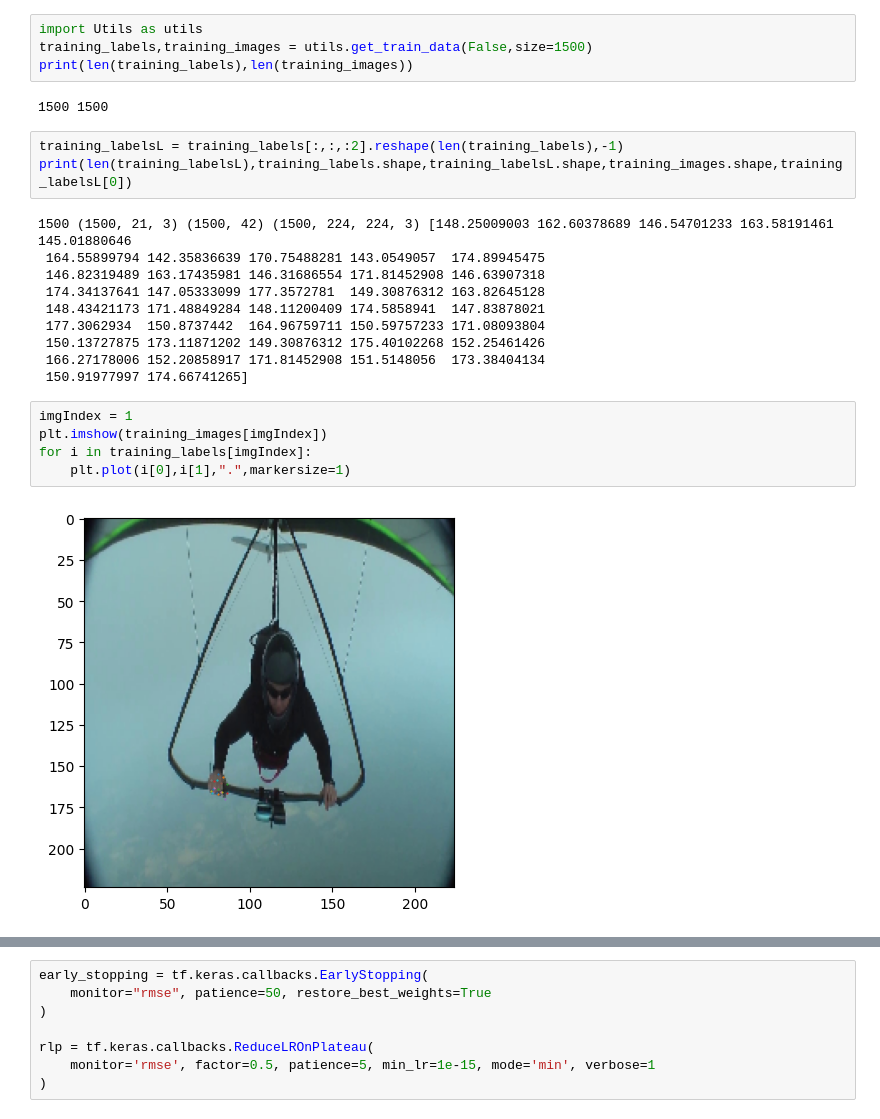
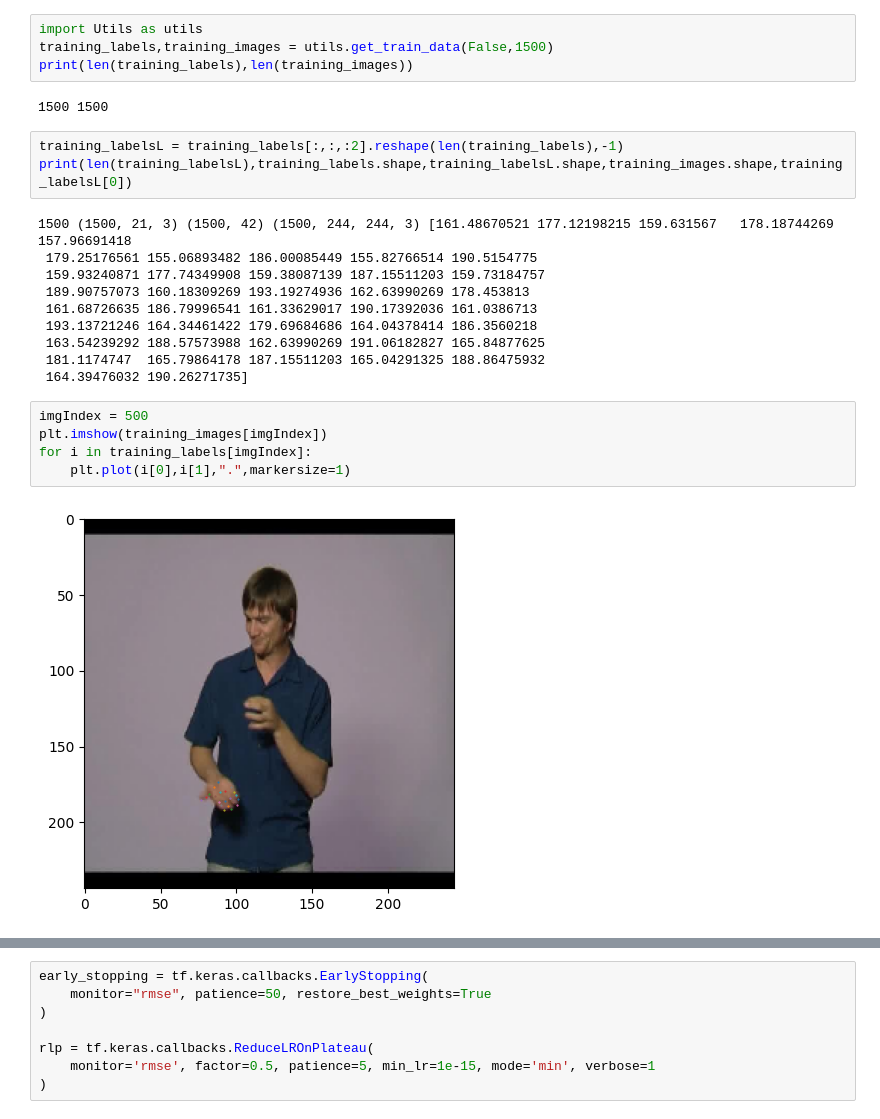
Before and after one commit to thewitcher7667/Hand-as-Mouse, a Jupyter notebook: app python/Train.ipynb, the cells around one changed output, grey strips where cells are left out. Cells and saved outputs as stored; diff of their text form.

```diff
--- a/app python/Train.ipynb
+++ b/app python/Train.ipynb
@@ -9,7 +9,7 @@ tf.random.set_seed(0)
 %matplotlib inline
 # %%
 import Utils as utils
-training_labels,training_images = utils.get_train_data(False,size=1500)
+training_labels,training_images = utils.get_train_data(False,1500)
 print(len(training_labels),len(training_images))
 # %% [output]
 1500 1500
@@ -17,19 +17,19 @@ print(len(training_labels),len(training_images))
 training_labelsL = training_labels[:,:,:2].reshape(len(training_labels),-1)
 print(len(training_labelsL),training_labels.shape,training_labelsL.shape,training_images.shape,training_labelsL[0])
 # %% [output]
-1500 (1500, 21, 3) (1500, 42) (1500, 224, 224, 3) [148.25009003 162.60378689 146.54701233 163.58191461 145.01880646
- 164.55899794 142.35836639 170.75488281 143.0549057  174.89945475
- 146.82319489 163.17435981 146.31686554 171.81452908 146.63907318
- 174.34137641 147.05333099 177.3572781  149.30876312 163.82645128
- 148.43421173 171.48849284 148.11200409 174.5858941  147.83878021
- 177.3062934  150.8737442  164.96759711 150.59757233 171.08093804
- 150.13727875 173.11871202 149.30876312 175.40102268 152.25461426
- 166.27178006 152.20858917 171.81452908 151.5148056  173.38404134
- 150.91977997 174.66741265]
+1500 (1500, 21, 3) (1500, 42) (1500, 244, 244, 3) [161.48670521 177.12198215 159.631567   178.18744269 157.96691418
+ 179.25176561 155.06893482 186.00085449 155.82766514 190.5154775
+ 159.93240871 177.74349908 159.38087139 187.15511203 159.73184757
+ 189.90757073 160.18309269 193.19274936 162.63990269 178.453813
+ 161.68726635 186.79996541 161.33629017 190.17392036 161.0386713
+ 193.13721246 164.34461422 179.69684686 164.04378414 186.3560218
+ 163.54239292 188.57573988 162.63990269 191.06182827 165.84877625
+ 181.1174747  165.79864178 187.15511203 165.04291325 188.86475932
+ 164.39476032 190.26271735]
 # %%
-imgIndex = 1
+imgIndex = 500
 plt.imshow(training_images[imgIndex])
 for i in training_labels[imgIndex]:
     plt.plot(i[0],i[1],".",markersize=1)
 # %% [output]
-[figure, old version]
+[figure, new version]
```
Also changed, not shown: parts of 11 cells of this notebook, 2 other files.
